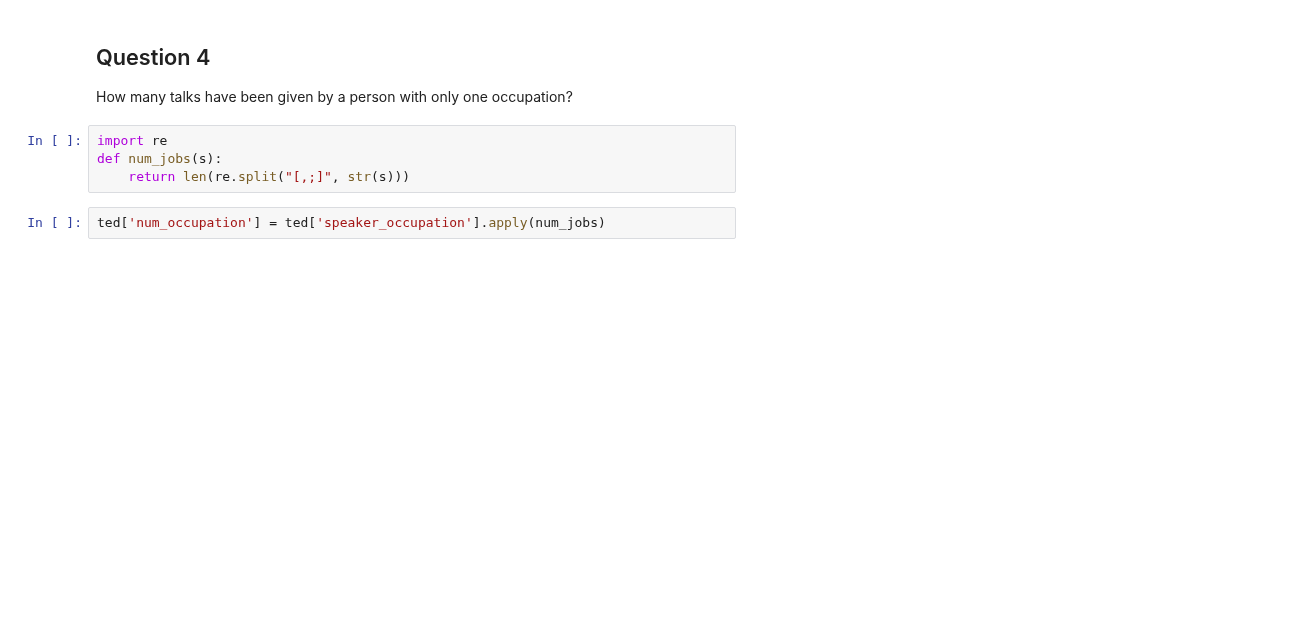
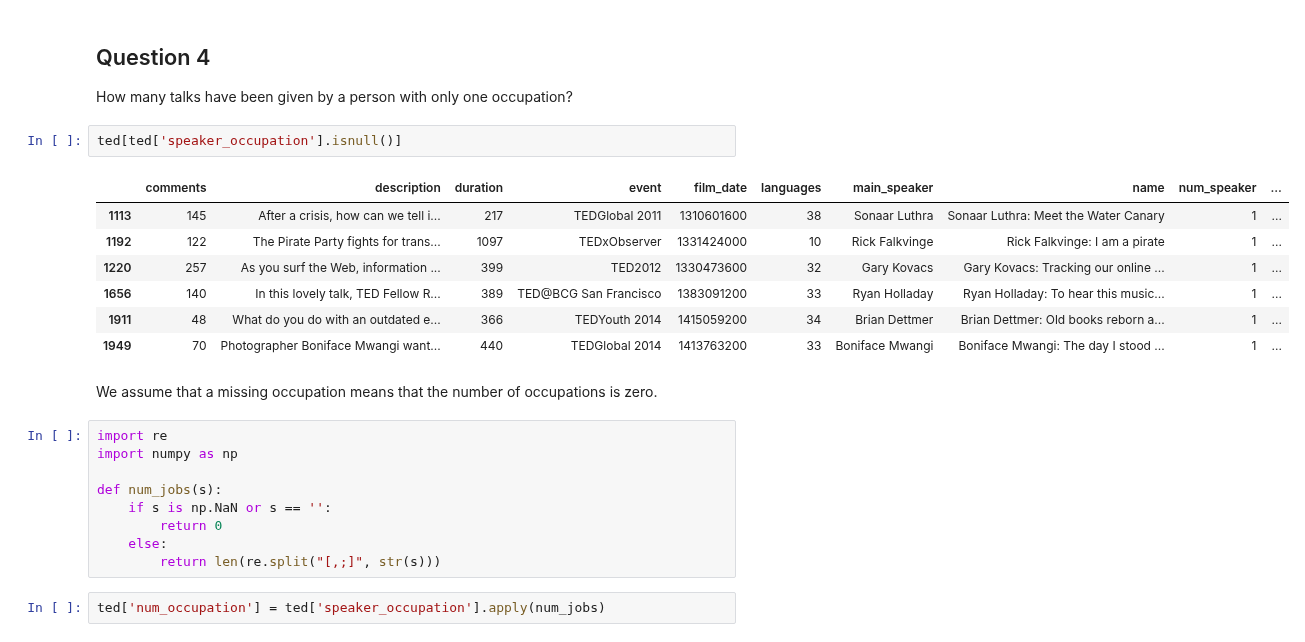
Before and after one commit to gdv/foundationsCS, a Jupyter notebook: teachers/py-12-TED.ipynb, the cells around one changed output. Cells and saved outputs as stored; diff of their text form; blank space fills up the shorter version.

Commit message:
consider missing occupations

```diff
--- a/teachers/py-12-TED.ipynb
+++ b/teachers/py-12-TED.ipynb
@@ -104,10 +109,27 @@ Name: views, dtype: float64
 # %% [markdown]
 ## Question 4
 How many talks have been given by a person with only one occupation?
+# %%
+ted[ted['speaker_occupation'].isnull()]
+# %% [output]
+|  | comments | description | duration | event | film_date | languages | main_speaker | name | num_speaker | ... |
+| 1113 | 145 | After a crisis, how can we tell i... | 217 | TEDGlobal 2011 | 1310601600 | 38 | Sonaar Luthra | Sonaar Luthra: Meet the Water Canary | 1 | ... |
+| 1192 | 122 | The Pirate Party fights for trans... | 1097 | TEDxObserver | 1331424000 | 10 | Rick Falkvinge | Rick Falkvinge: I am a pirate | 1 | ... |
+| 1220 | 257 | As you surf the Web, information ... | 399 | TED2012 | 1330473600 | 32 | Gary Kovacs | Gary Kovacs: Tracking our online ... | 1 | ... |
+| 1656 | 140 | In this lovely talk, TED Fellow R... | 389 | TED@BCG San Francisco | 1383091200 | 33 | Ryan Holladay | Ryan Holladay: To hear this music... | 1 | ... |
+| 1911 | 48 | What do you do with an outdated e... | 366 | TEDYouth 2014 | 1415059200 | 34 | Brian Dettmer | Brian Dettmer: Old books reborn a... | 1 | ... |
+| 1949 | 70 | Photographer Boniface Mwangi want... | 440 | TEDGlobal 2014 | 1413763200 | 33 | Boniface Mwangi | Boniface Mwangi: The day I stood ... | 1 | ... |
+# %% [markdown]
+We assume that a missing occupation means that the number of occupations is zero.
 # %%
 import re
+import numpy as np
+
 def num_jobs(s):
-    return len(re.split("[,;]", str(s)))
+    if s is np.NaN or s == '':
+        return 0
+    else:
+        return len(re.split("[,;]", str(s)))
 # %%
 ted['num_occupation'] = ted['speaker_occupation'].apply(num_jobs)
 # %%
```
Also changed, not shown: parts of 2 cells of this notebook.
